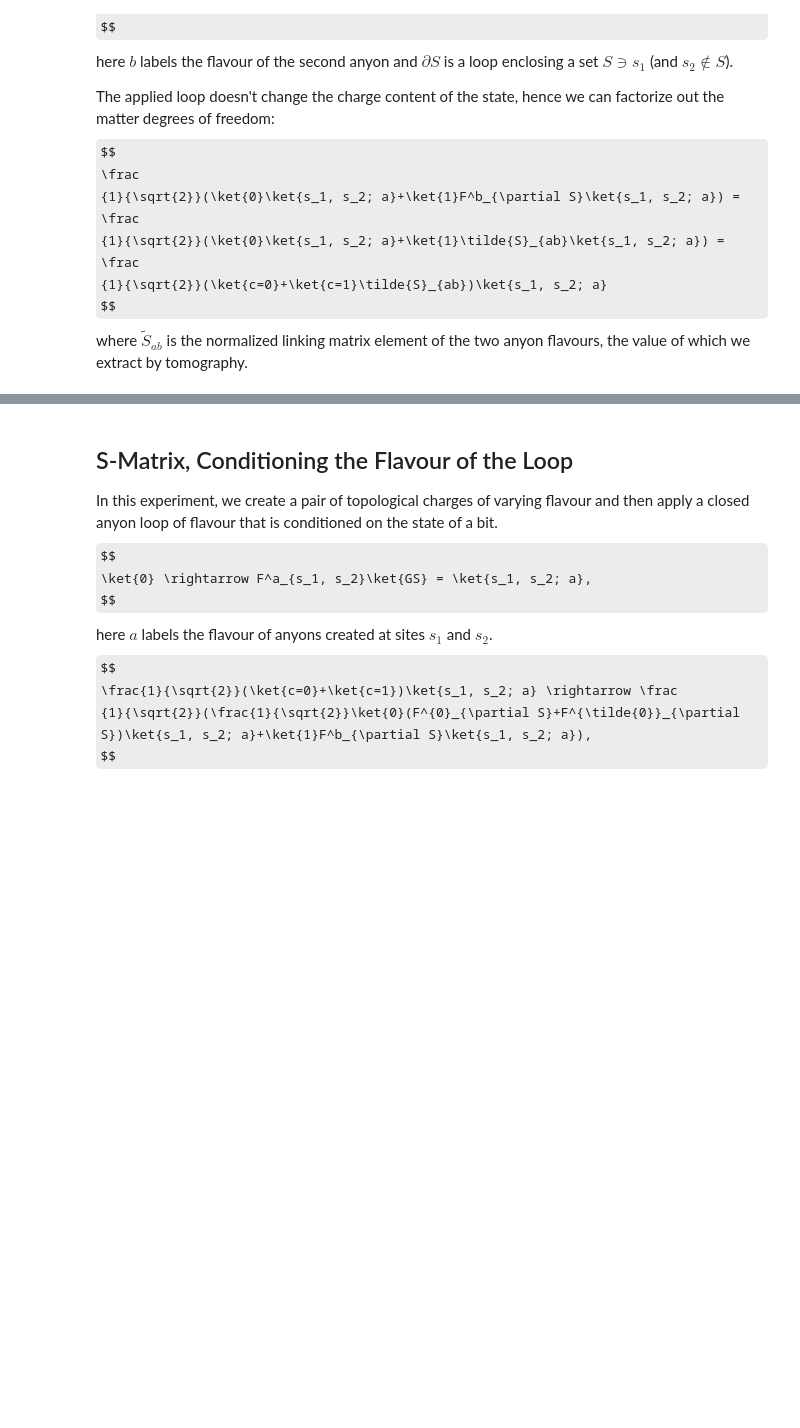
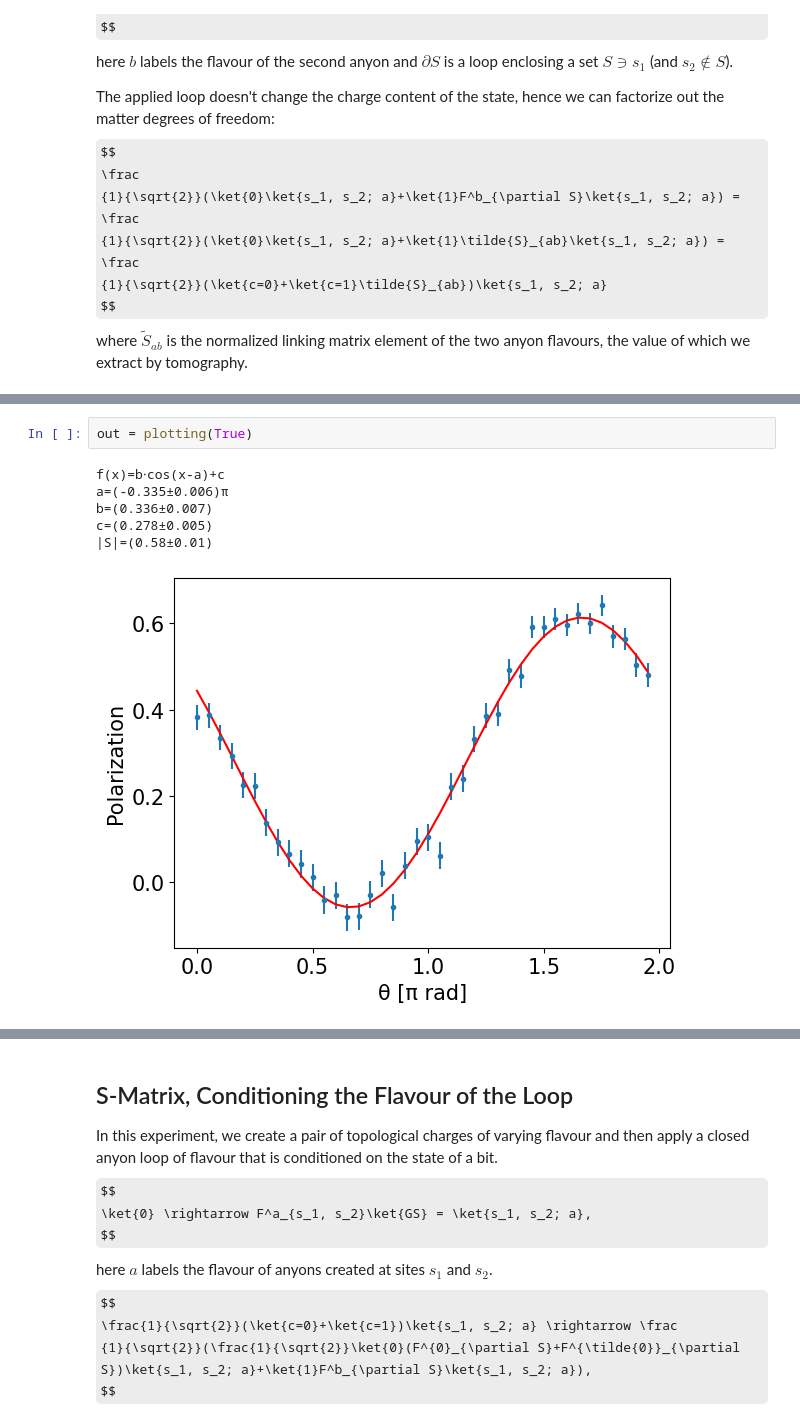
Before and after one commit to DaanTimmers/kitaevsim, a Jupyter notebook: Quantum double/Tomography Fittings.ipynb, the cells around one changed output, grey strips where cells are left out. Cells and saved outputs as stored; diff of their text form; some formulas as TeX source; blank space fills up the shorter version.

```diff
--- a/Quantum double/Tomography Fittings.ipynb
+++ b/Quantum double/Tomography Fittings.ipynb
@@ -169,3 +146,12 @@ Text(0.5, 1.0, 'phase=0.34$\\pi$ amp=0.34 offset=0.28 $|S_{ab}|$=0.59')
+# %%
+out = plotting(True)
+# %% [output]
+f(x)=b⋅cos(x-a)+c
+a=(-0.335±0.006)π
+b=(0.336±0.007)
+c=(0.278±0.005)
+|S|=(0.58±0.01)
+[figure, added]
 # %%
 # @title S = 0
 
```
Also changed, not shown: parts of 25 cells of this notebook, 2 other files.
